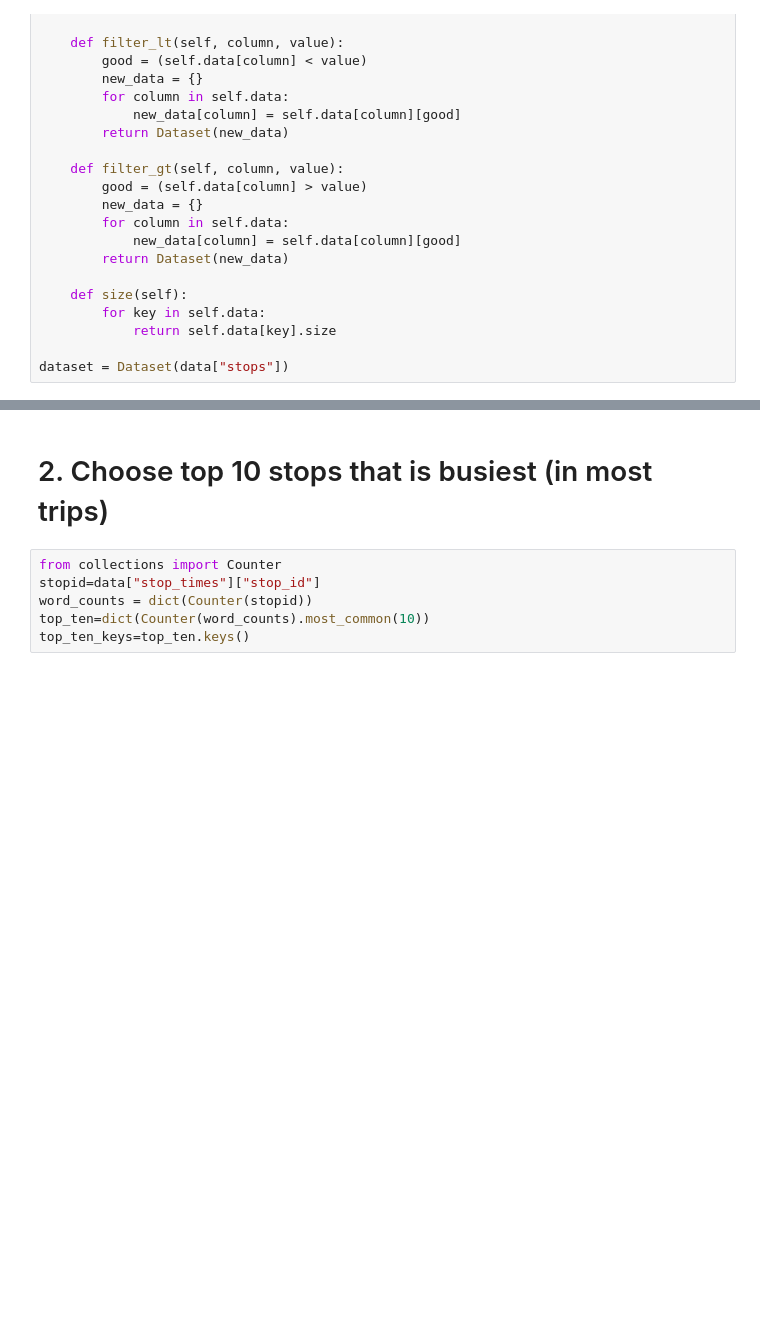
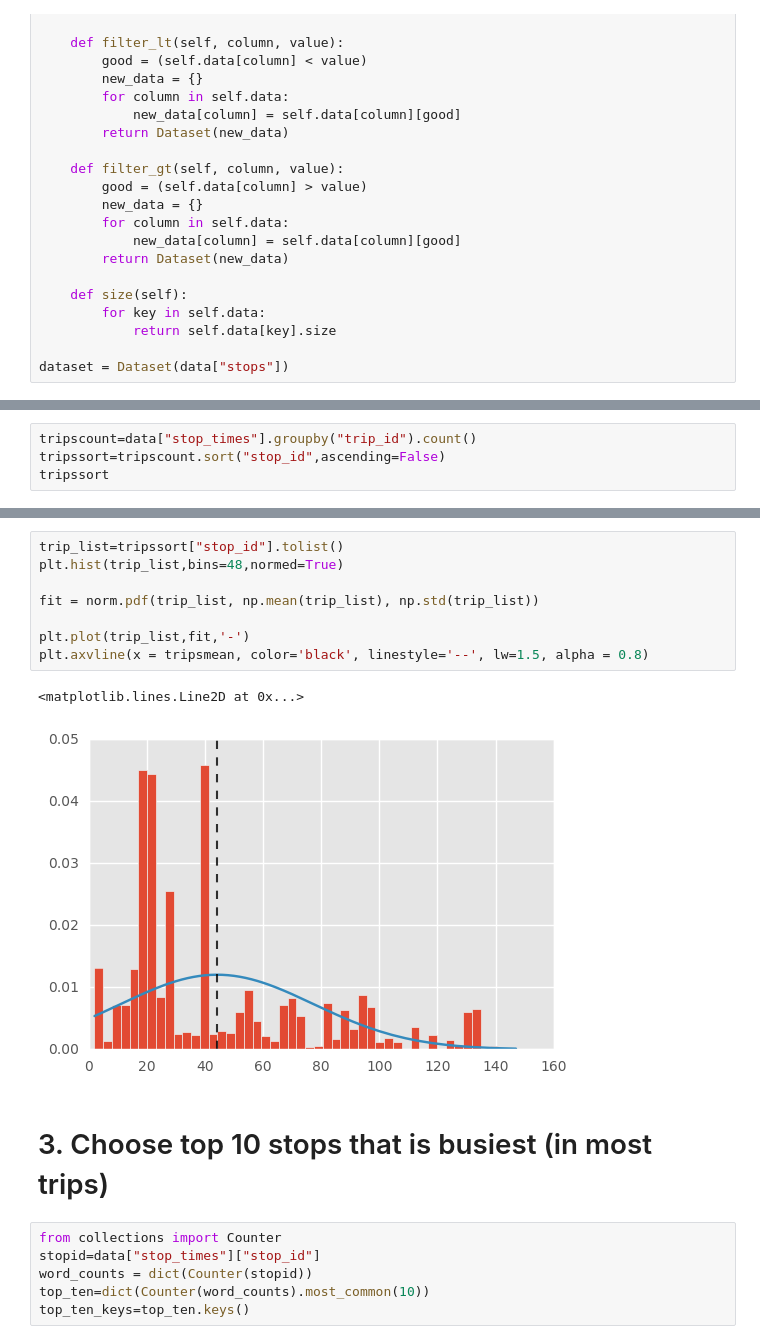
Before and after one commit to UIUC-iSchool-DataViz/project-spring2017, a Jupyter notebook: part1/P1Q2 Stops (20170409).ipynb, the cells around one changed output, grey strips where cells are left out. Cells and saved outputs as stored; diff of their text form; blank space fills up the shorter version.

```diff
--- a/part1/P1Q2 Stops (20170409).ipynb
+++ b/part1/P1Q2 Stops (20170409).ipynb
@@ -194,0 +207,4 @@ will figure out
+# %%
+tripscount=data["stop_times"].groupby("trip_id").count()
+tripssort=tripscount.sort("stop_id",ascending=False)
+tripssort
@@ -195,5 +231,16 @@ will figure out
+# %%
+trip_list=tripssort["stop_id"].tolist()
+plt.hist(trip_list,bins=48,normed=True)
+
+fit = norm.pdf(trip_list, np.mean(trip_list), np.std(trip_list))
+
+plt.plot(trip_list,fit,'-')
+plt.axvline(x = tripsmean, color='black', linestyle='--', lw=1.5, alpha = 0.8)
+# %% [output]
+<matplotlib.lines.Line2D at 0x...>
+[figure, added]
 # %% [markdown]
-# 2. Choose top 10 stops that is busiest (in most trips)
+# 3. Choose top 10 stops that is busiest (in most trips)
 # %%
 from collections import Counter
 stopid=data["stop_times"]["stop_id"]
```
Also changed, not shown: parts of 19 cells of this notebook, 1 other file.
